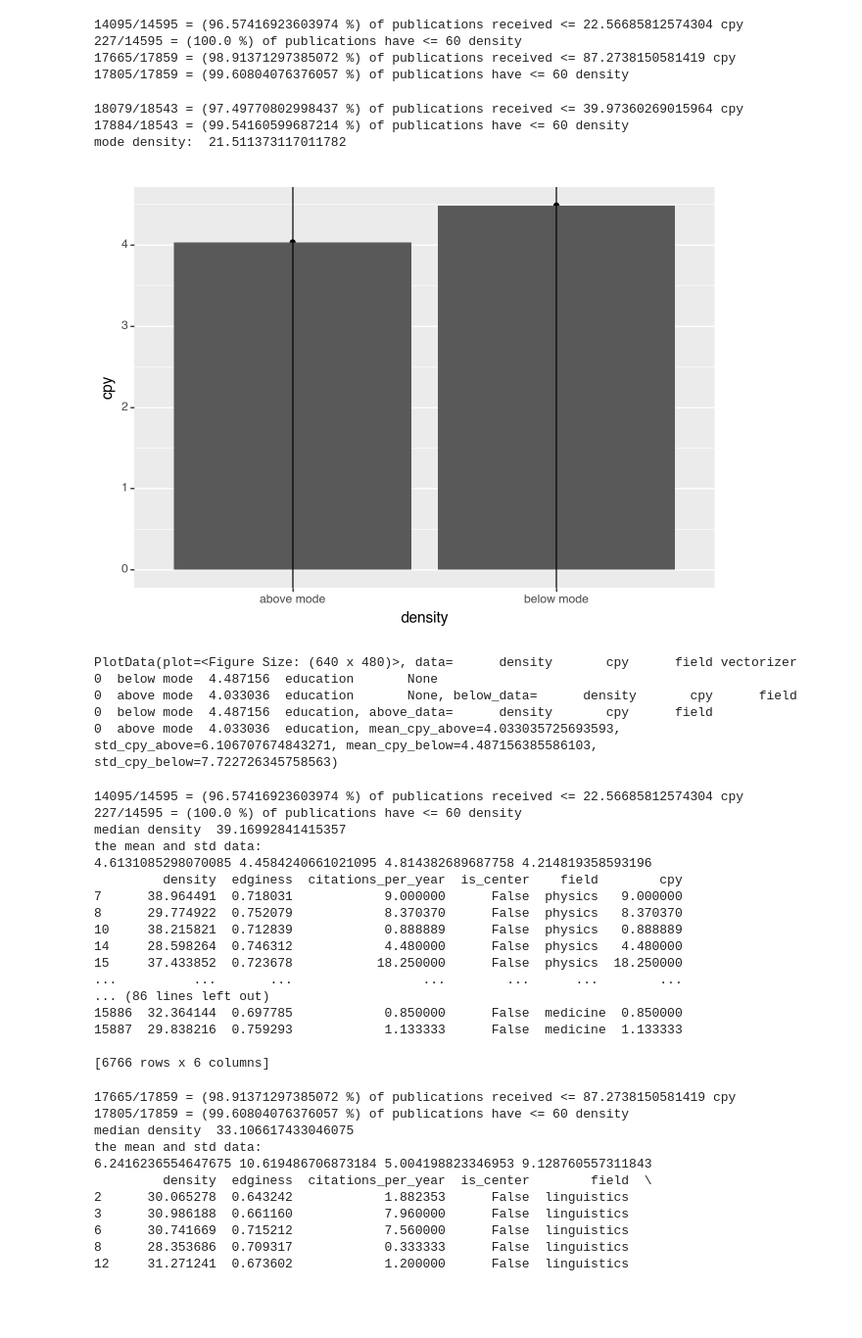
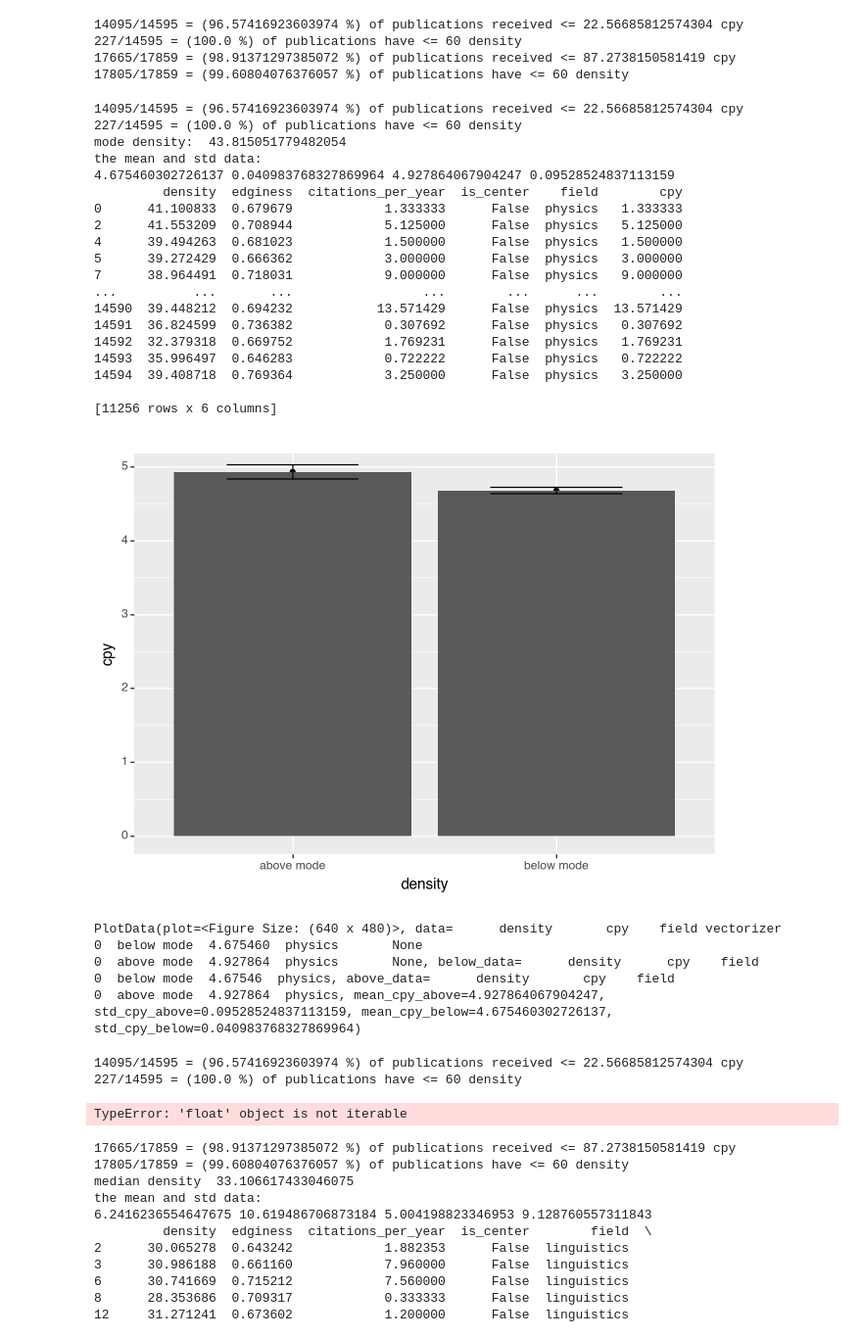
Before and after one commit to nathimel/citesim, a Jupyter notebook: src/notebooks/new_figures.ipynb, the cells around one changed output. Shown at 98% size. Saved outputs shown, nothing was run; the diff lists cells and outputs as text; code cells hidden in the pictures; blank space fills up the shorter version.

Commit message:
add some more plots

```diff
--- a/src/notebooks/new_figures.ipynb
+++ b/src/notebooks/new_figures.ipynb
@@ -351,7 +349,7 @@ def get_plot_data(field: str = None, dir: str = None, vectorizer: str = None):
     # Annotate w field
     df_filtered["field"] = field
 
-    mode = df_filtered.density.mode().item() # not unique
+    mode = max(df_filtered.density.mode()) # not unique
     # mode = df_filtered.density.mode()
     # mode = df_filtered.density.median() # this is horrible, but at least unique
     print("mode density: ", mode)
@@ -364,14 +362,16 @@ def get_plot_data(field: str = None, dir: str = None, vectorizer: str = None):
     df_below = df_filtered[df_filtered["density"] < mode]
     df_above = df_filtered[df_filtered["density"] > mode]
 
+
+    # TODO: rename std to sem!!
     # mean_cpy_below = np.nanmean(df_below.cpy)
     mean_cpy_below = df_below.cpy.mean()
     # std_cpy_below = np.nanstd(df_below.cpy)
-    std_cpy_below = df_below.cpy.std()
+    std_cpy_below = df_below.cpy.sem()
     # mean_cpy_above = np.nanmean(df_above.cpy)
     mean_cpy_above = df_above.cpy.mean()
     # std_cpy_above = np.nanstd(df_above.cpy)
-    std_cpy_above = df_above.cpy.std()
+    std_cpy_above = df_above.cpy.sem()
 
     print("the mean and std data:")
     print(mean_cpy_below, std_cpy_below, mean_cpy_above, std_cpy_above)
@@ -429,17 +429,33 @@ def get_plot_data(field: str = None, dir: str = None, vectorizer: str = None):
         std_cpy_below,
     )
 # %%
-get_plot_data("education")
+get_plot_data("physics")
 # %% [output]
-18079/18543 = (97.49770802998437 %) of publications received <= 39.97360269015964 cpy
-17884/18543 = (99.54160599687214 %) of publications have <= 60 density
-mode density:  21.511373117011782
+14095/14595 = (96.57416923603974 %) of publications received <= 22.56685812574304 cpy
+227/14595 = (100.0 %) of publications have <= 60 density
+mode density:  43.815051779482054
+the mean and std data:
+4.675460302726137 0.040983768327869964 4.927864067904247 0.09528524837113159
+         density  edginess  citations_per_year  is_center    field        cpy
+0      41.100833  0.679679            1.333333      False  physics   1.333333
+2      41.553209  0.708944            5.125000      False  physics   5.125000
+4      39.494263  0.681023            1.500000      False  physics   1.500000
+5      39.272429  0.666362            3.000000      False  physics   3.000000
+7      38.964491  0.718031            9.000000      False  physics   9.000000
+...          ...       ...                 ...        ...      ...        ...
+14590  39.448212  0.694232           13.571429      False  physics  13.571429
+14591  36.824599  0.736382            0.307692      False  physics   0.307692
+14592  32.379318  0.669752            1.769231      False  physics   1.769231
+14593  35.996497  0.646283            0.722222      False  physics   0.722222
+14594  39.408718  0.769364            3.250000      False  physics   3.250000
+
+[11256 rows x 6 columns]
-[figure, old version]
+[figure, new version]
-PlotData(plot=<Figure Size: (640 x 480)>, data=      density       cpy      field vectorizer
-0  below mode  4.487156  education       None
-0  above mode  4.033036  education       None, below_data=      density       cpy      field
-0  below mode  4.487156  education, above_data=      density       cpy      field
-0  above mode  4.033036  education, mean_cpy_above=4.033035725693593, std_cpy_above=6.106707674843271, mean_cpy_below=4.487156385586103, std_cpy_below=7.722726345758563)
+PlotData(plot=<Figure Size: (640 x 480)>, data=      density       cpy    field vectorizer
+0  below mode  4.675460  physics       None
+0  above mode  4.927864  physics       None, below_data=      density      cpy    field
+0  below mode  4.67546  physics, above_data=      density       cpy    field
+0  above mode  4.927864  physics, mean_cpy_above=4.927864067904247, std_cpy_above=0.09528524837113159, mean_cpy_below=4.675460302726137, std_cpy_below=0.040983768327869964)
 # %%
 # Now get each dataframe separately for field
 tuples = [get_plot_data(field) for field in [
@@ -451,21 +467,7 @@ tuples = [get_plot_data(field) for field in [
 # %% [output]
 14095/14595 = (96.57416923603974 %) of publications received <= 22.56685812574304 cpy
 227/14595 = (100.0 %) of publications have <= 60 density
-median density  39.16992841415357
-the mean and std data:
-4.6131085298070085 4.4584240661021095 4.814382689687758 4.214819358593196
-         density  edginess  citations_per_year  is_center    field        cpy
-7      38.964491  0.718031            9.000000      False  physics   9.000000
-8      29.774922  0.752079            8.370370      False  physics   8.370370
-10     38.215821  0.712839            0.888889      False  physics   0.888889
-14     28.598264  0.746312            4.480000      False  physics   4.480000
-15     37.433852  0.723678           18.250000      False  physics  18.250000
-...          ...       ...                 ...        ...      ...        ...
-... (86 lines left out)
-15886  32.364144  0.697785            0.850000      False  medicine  0.850000
-15887  29.838216  0.759293            1.133333      False  medicine  1.133333
-
-[6766 rows x 6 columns]
+TypeError: 'float' object is not iterable
 # %%
 # Now plot and facet
 dfs = []
```
Also changed, not shown: parts of 3 cells of this notebook, 49 other files.
